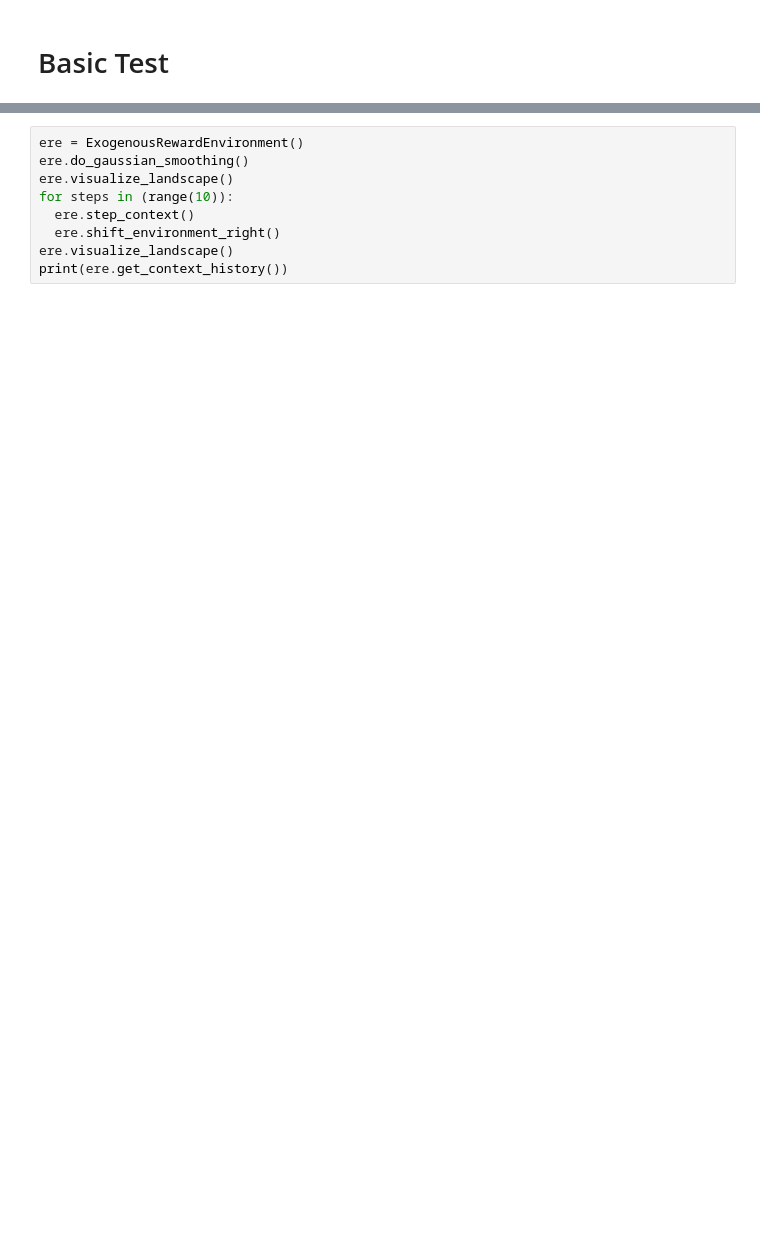
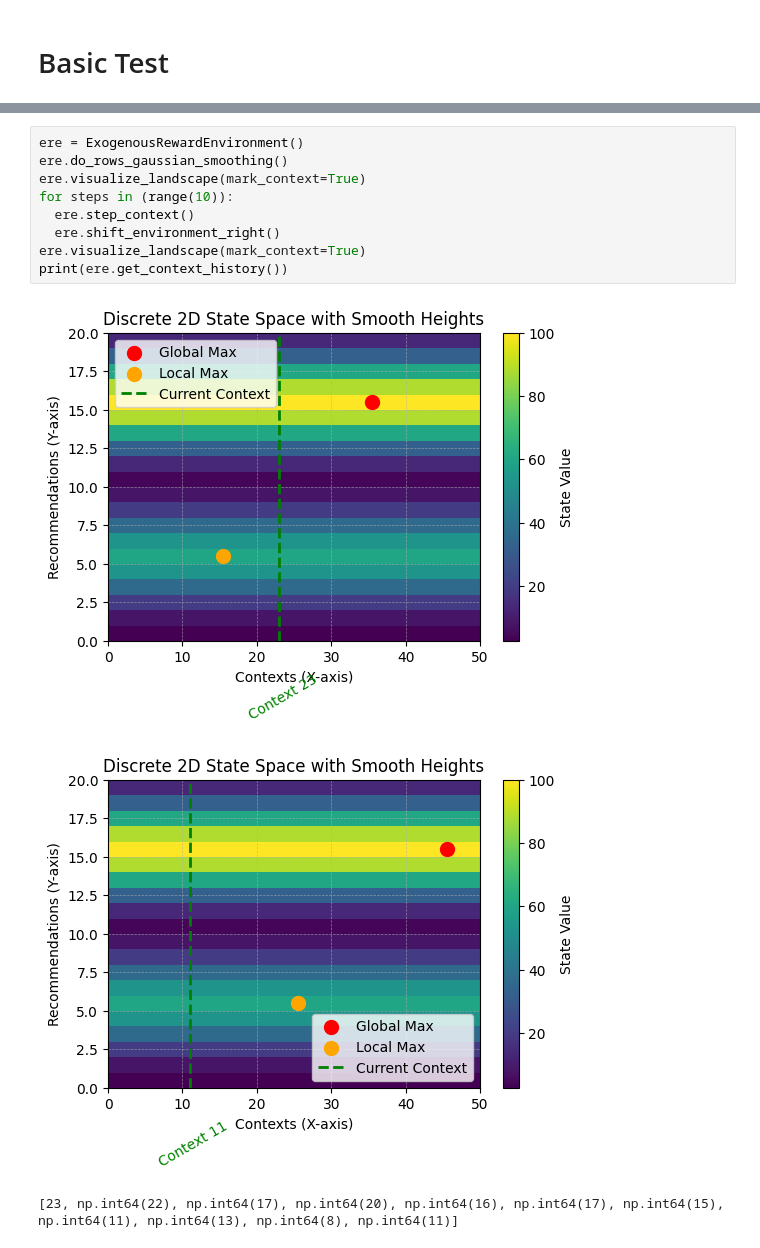
Before and after one commit to IgnacioOQ/multiagentrecommendation, a Jupyter notebook: testing.ipynb, the cells around one changed output, grey strips where cells are left out. Saved outputs shown, nothing was run; the diff lists cells and outputs as text; blank space fills up the shorter version.

```diff
--- a/testing.ipynb
+++ b/testing.ipynb
@@ -22,9 +25,13 @@ print(ere.get_context_history())
 # %%
 ere = ExogenousRewardEnvironment()
-ere.do_gaussian_smoothing()
-ere.visualize_landscape()
+ere.do_rows_gaussian_smoothing()
+ere.visualize_landscape(mark_context=True)
 for steps in (range(10)):
   ere.step_context()
   ere.shift_environment_right()
-ere.visualize_landscape()
+ere.visualize_landscape(mark_context=True)
 print(ere.get_context_history())
+# %% [output]
+[figure, added]
+[figure, added]
+[23, np.int64(22), np.int64(17), np.int64(20), np.int64(16), np.int64(17), np.int64(15), np.int64(11), np.int64(13), np.int64(8), np.int64(11)]
```
Also changed, not shown: parts of 5 cells of this notebook, 3 other files.
